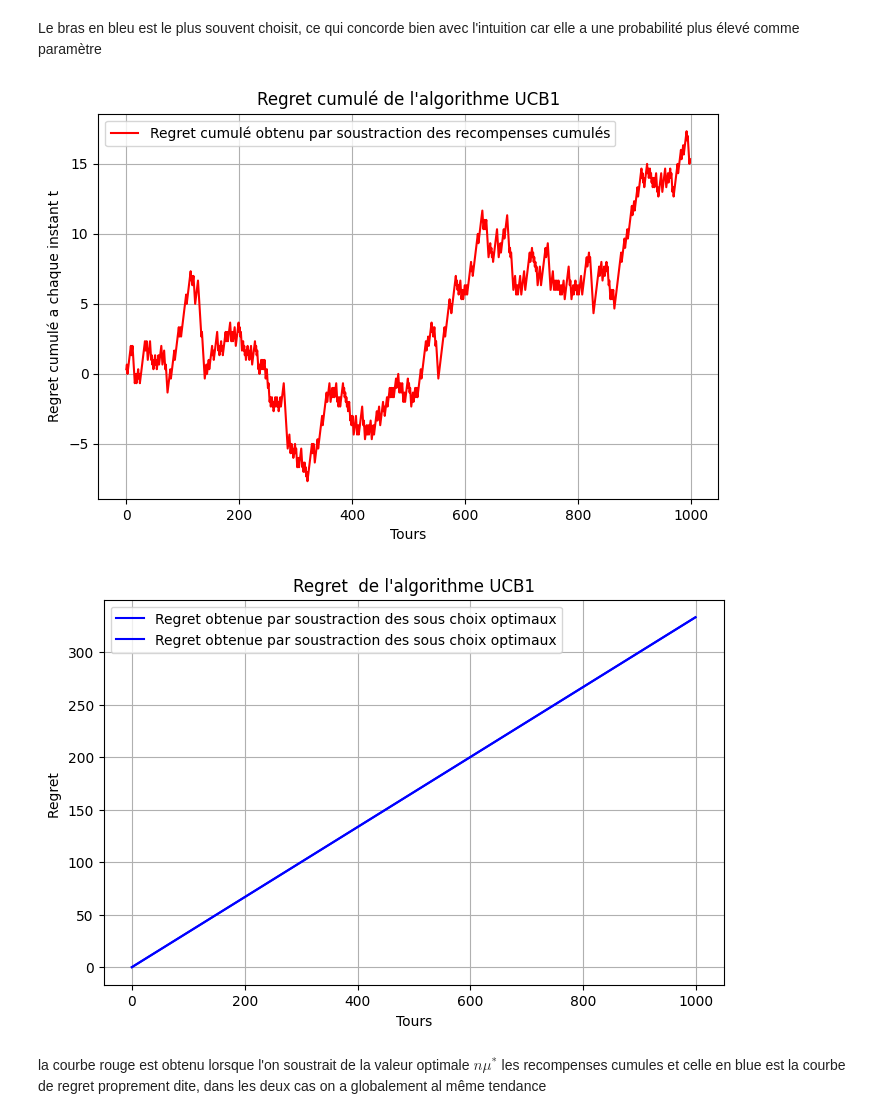
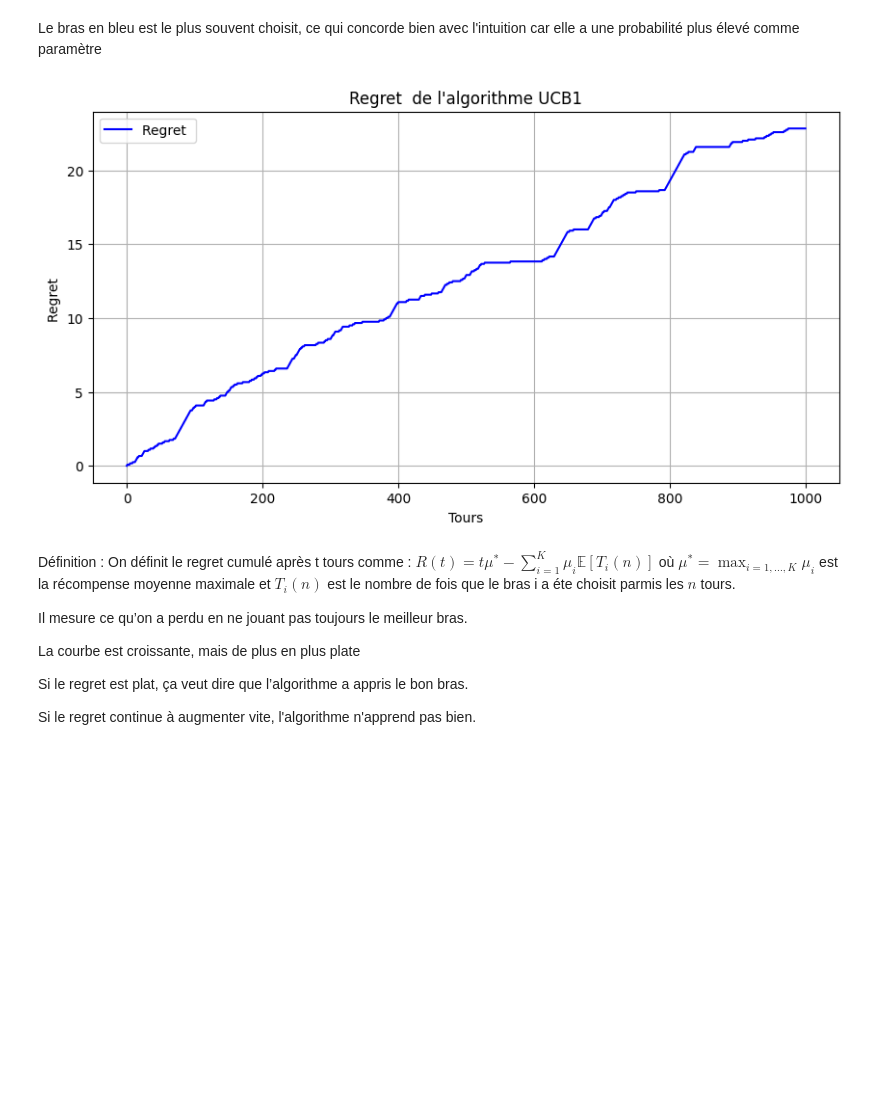
Before and after one commit to Dkdunand/Reinforcement-learning-Multi-armed-Bandits, a Jupyter notebook: Impletation UCB 1.ipynb, the cells around one changed output. Drawn from its saved outputs; the diff is of its cells as text; code cells hidden in the pictures; blank space fills up the shorter version.

```diff
--- a/Impletation UCB 1.ipynb
+++ b/Impletation UCB 1.ipynb
@@ -67,7 +68,7 @@ mu_star = max(mu)
 regrets = []
 regrets_tru = []
 cumulative_reward = 0
-counts = np.zeros(2)
+
 #simulation
 for t in range(1, n_rounds+1):
     arm = algo.select_arm()
@@ -76,19 +77,21 @@ for t in range(1, n_rounds+1):
     rewards.append(reward)
     chosen_arms.append(arm)
     cumulative_reward += reward
-    counts =+ 1
+
+
+
 
     # Regret cumulé à t
     estimated_regret = mu_star * t - cumulative_reward #counts
     regrets.append(estimated_regret)
-    tru_regret = mu_star * t - np.dot(mu, counts)
+    tru_regret = mu_star * t - np.sum(np.dot(mu, algo.counts))
     regrets_tru.append(tru_regret)
 # on montre les resultats
 
 print("Recompense moyenne:", np.mean(rewards))
 print("Bras sélectionnés:", algo.counts)
-
-
+print(cumulative_reward)
+print(regrets_tru)
 
 # Visualisation
 plt.figure(figsize=(10,4))
@@ -107,25 +112,27 @@ Bras sélectionnés: [698. 302.]
 Le bras en bleu est le plus souvent choisit, ce qui concorde bien avec l'intuition car elle a une probabilité plus élevé comme paramètre
 # %%
 # Affichage : courbes de regret
-plt.figure(figsize=(8,5))
-plt.plot(regrets, label="Regret cumulé obtenu par soustraction des recompenses cumulés", color='red')
-plt.xlabel("Tours")
-plt.ylabel("Regret cumulé a chaque instant t")
-plt.title("Regret cumulé de l'algorithme UCB1")
-plt.grid(True)
-plt.legend()
-plt.show()
-
-plt.figure(figsize=(8,5))
-plt.plot(regrets_tru, label="Regret obtenue par soustraction des sous choix optimaux", color='blue')
+plt.figure(figsize=(10,5))
+plt.plot(regrets_tru, label="Regret ", color='blue')
 plt.xlabel("Tours")
 plt.legend()
 plt.ylabel("Regret ")
 plt.title("Regret  de l'algorithme UCB1")
 plt.grid(True)
 plt.show()
 # %% [output]
-[figure, old version]
+[figure, new version]
-[figure, removed]
 # %% [markdown]
-la courbe rouge est obtenu lorsque l'on soustrait de la valeur optimale $n\mu^*$ les recompenses cumules et celle en blue est la courbe de regret proprement dite, dans les deux cas on a globalement al même tendance
+ Définition :   On définit le regret cumulé après t  tours  comme :
+    $
+    R(t) = t\mu^* - \sum_{i=1}^K \mu_i\mathbb{E}[T_{i}(n)]
+    $
+    où $ \mu^* = \max_{i=1,\dots,K} \mu_i $ est la récompense moyenne maximale et $ T_{i}(n) $ est le nombre de fois que  le bras i a éte choisit parmis les $ n $ tours.
+
+Il mesure ce qu’on a perdu en ne jouant pas toujours le meilleur bras.
+
+La courbe est croissante, mais de plus en plus plate
+
+Si le regret est plat, ça veut dire que l’algorithme a appris le bon bras.
+
+Si le regret continue à augmenter vite, l'algorithme n'apprend pas bien.
```
Also changed, not shown: parts of 3 cells of this notebook.
